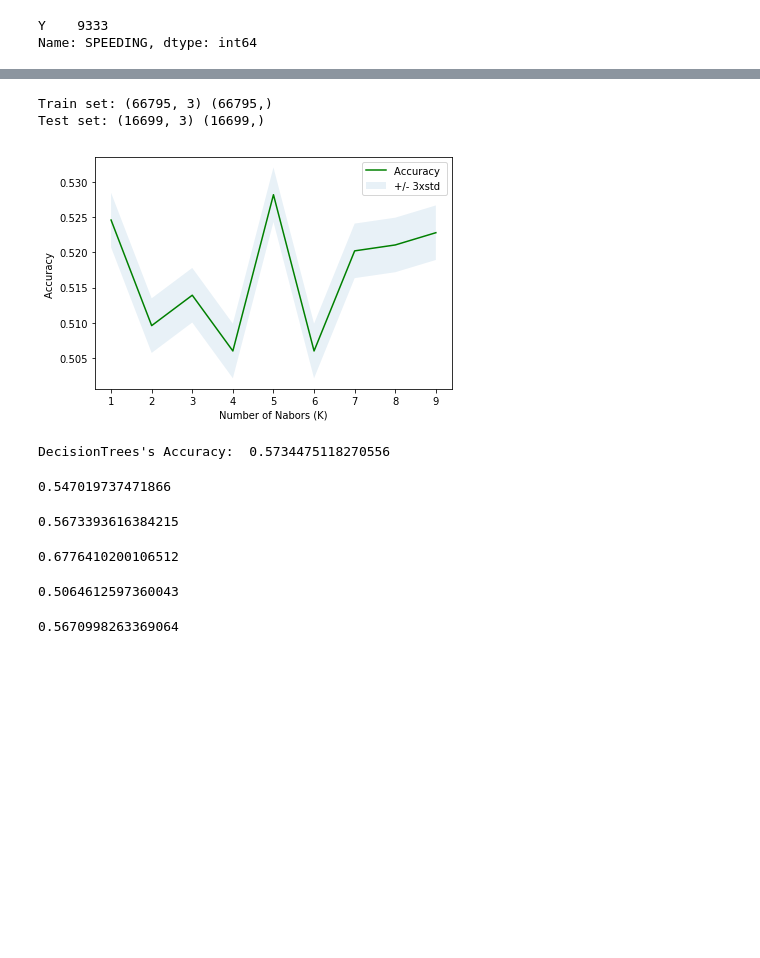
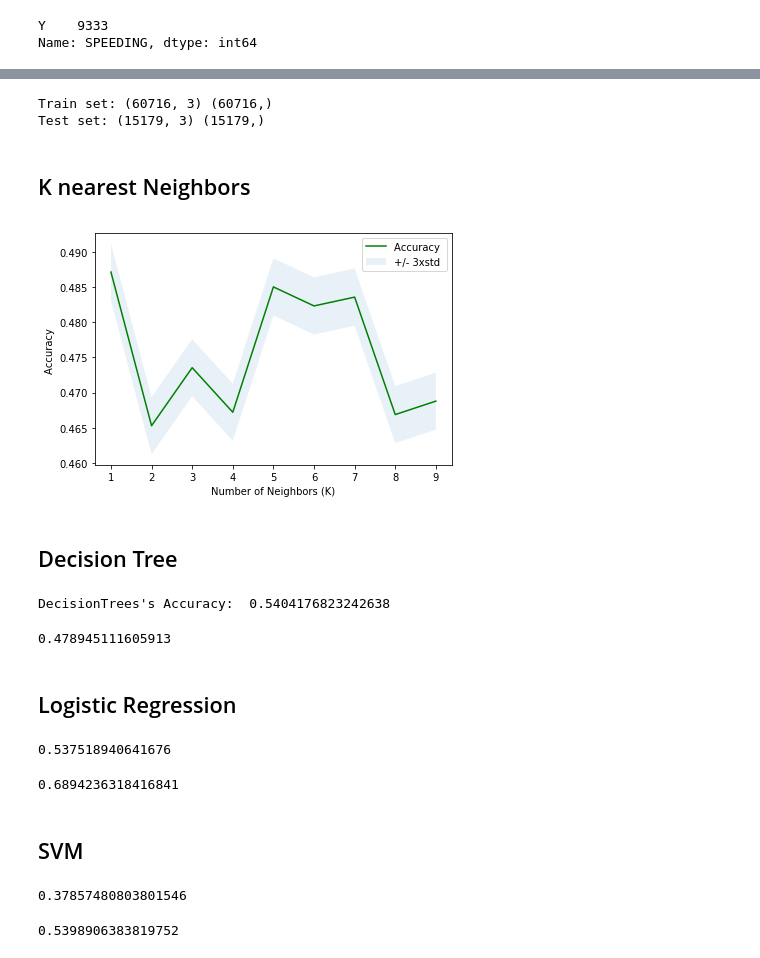
Before and after one commit to ashishg77/Coursera_Capstone, a Jupyter notebook: Data science capstone project.ipynb, the cells around one changed output, grey strips where cells are left out. Drawn from its saved outputs; the diff is of its cells as text; code cells hidden in the pictures; blank space fills up the shorter version.

```diff
--- a/Data science capstone project.ipynb
+++ b/Data science capstone project.ipynb
@@ -47,4 +80,4 @@ Name: SPEEDING, dtype: int64
 # %%
-df1 = df[['SEVERITYCODE','INATTENTIONIND', 'UNDERINFL', 'WEATHER', 'ROADCOND', 'LIGHTCOND', 'SPEEDING']]
+df1 = df[['SEVERITYCODE','INATTENTIONIND', 'UNDERINFL', 'WEATHER', 'ROADCOND', 'LIGHTCOND', 'SPEEDING','PEDROWNOTGRNT','ST_COLCODE','HITPARKEDCAR']]
 df1.shape
 # %% [output]
@@ -101,0 +175,7 @@ df6.shape
+# %%
+df6 = df6[(df6.WEATHER != 'Unknown')]
+print(df6.shape)
+df6 = df6[(df6.LIGHTCOND != 'Unknown')]
+print(df6.shape)
+df6 = df6[(df6.ROADCOND != 'Unknown')]
+print(df6.shape)
@@ -102,4 +188,4 @@ df6.shape
 # %%
-df6['WEATHER'].replace(to_replace= df6['WEATHER'].unique(), value=list(range(0,11)),inplace=True)
-df6['LIGHTCOND'].replace(to_replace= df6['LIGHTCOND'].unique(), value=list(range(0,9)),inplace=True)
-df6['ROADCOND'].replace(to_replace= df6['ROADCOND'].unique(), value=list(range(0,9)),inplace=True)
+df6['WEATHER'].replace(to_replace= df6['WEATHER'].unique(), value=list(range(0,10)),inplace=True)
+df6['LIGHTCOND'].replace(to_replace= df6['LIGHTCOND'].unique(), value=list(range(0,8)),inplace=True)
+df6['ROADCOND'].replace(to_replace= df6['ROADCOND'].unique(), value=list(range(0,8)),inplace=True)
@@ -136,33 +209,35 @@ X_train, X_test, y_train, y_test = train_test_split( X, y, test_size=0.2, random
 print ('Train set:', X_train.shape,  y_train.shape)
 print ('Test set:', X_test.shape,  y_test.shape)
 # %% [output]
-Train set: (66795, 3) (66795,)
-Test set: (16699, 3) (16699,)
+Train set: (60716, 3) (60716,)
+Test set: (15179, 3) (15179,)
+# %% [markdown]
+## K nearest Neighbors
 # %%
 from sklearn.neighbors import KNeighborsClassifier
 from sklearn import metrics
 Ks = 10
 mean_acc = np.zeros((Ks-1))
 std_acc = np.zeros((Ks-1))
 ConfustionMx = [];
 for n in range(1,Ks):
 
     #Train Model and Predict
     neigh = KNeighborsClassifier(n_neighbors = n).fit(X_train,y_train)
     yhat=neigh.predict(X_test)
     mean_acc[n-1] = metrics.accuracy_score(y_test, yhat)
 
 
     std_acc[n-1]=np.std(yhat==y_test)/np.sqrt(yhat.shape[0])
 
 mean_acc
 plt.plot(range(1,Ks),mean_acc,'g')
 plt.fill_between(range(1,Ks),mean_acc - 1 * std_acc,mean_acc + 1 * std_acc, alpha=0.10)
 plt.legend(('Accuracy ', '+/- 3xstd'))
 plt.ylabel('Accuracy ')
-plt.xlabel('Number of Nabors (K)')
+plt.xlabel('Number of Neighbors (K)')
 plt.tight_layout()
 plt.show()
 # %% [output]
-[figure, old version]
+[figure, new version]
 # %%
@@ -170,6 +245,8 @@ k = 5
 #Train Model and Predict
 neigh = KNeighborsClassifier(n_neighbors = k).fit(X_train,y_train)
 yhat = neigh.predict(X_test)
+# %% [markdown]
+## Decision Tree
 # %%
 from sklearn.tree import DecisionTreeClassifier
 from sklearn.metrics import f1_score
@@ -179,8 +256,10 @@ predTree = drugTree.predict(X_test)
 print("DecisionTrees's Accuracy: ", metrics.accuracy_score(y_test, predTree))
 f1_score(y_test, predTree, average='weighted')
 # %% [output]
-DecisionTrees's Accuracy:  0.5734475118270556
+DecisionTrees's Accuracy:  0.5404176823242638
-0.547019737471866
+0.478945111605913
+# %% [markdown]
+## Logistic Regression
 # %%
 from sklearn.linear_model import LogisticRegression
 from sklearn.metrics import confusion_matrix
@@ -190,12 +269,14 @@ yhat_prob = LR.predict_proba(X_test)
 from sklearn.metrics import jaccard_similarity_score
 jaccard_similarity_score(y_test, yhatLR)
 # %% [output]
-0.5673393616384215
+0.537518940641676
 # %%
 from sklearn.metrics import log_loss
 log_loss(y_test, yhat_prob)
 # %% [output]
-0.6776410200106512
+0.6894236318416841
+# %% [markdown]
+## SVM
 # %%
 from sklearn import svm
 clf = svm.SVC(kernel='linear')
@@ -204,12 +285,12 @@ yhatSVM = clf.predict(X_test)
 from sklearn.metrics import f1_score
 f1_score(y_test, yhatSVM, average='weighted')
 # %% [output]
-0.5064612597360043
+0.37857480803801546
 # %%
 from sklearn.metrics import jaccard_similarity_score
 jaccard_similarity_score(y_test, yhatSVM)
 # %% [output]
-0.5670998263369064
+0.5398906383819752
 # %%
 J =[]
 F1 = []
```
Also changed, not shown: parts of 35 cells of this notebook.
